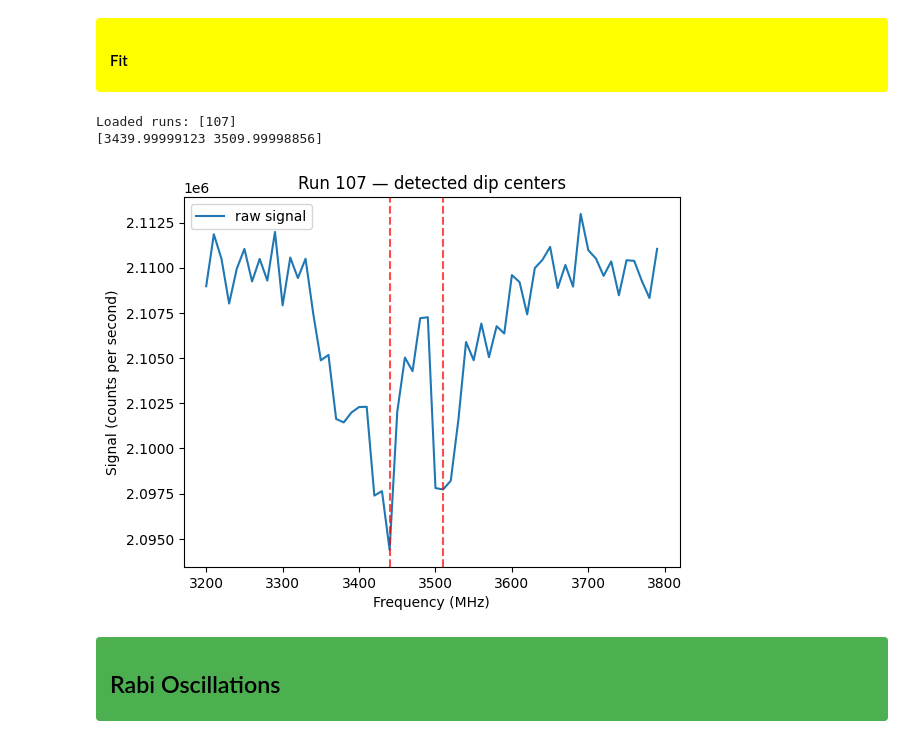
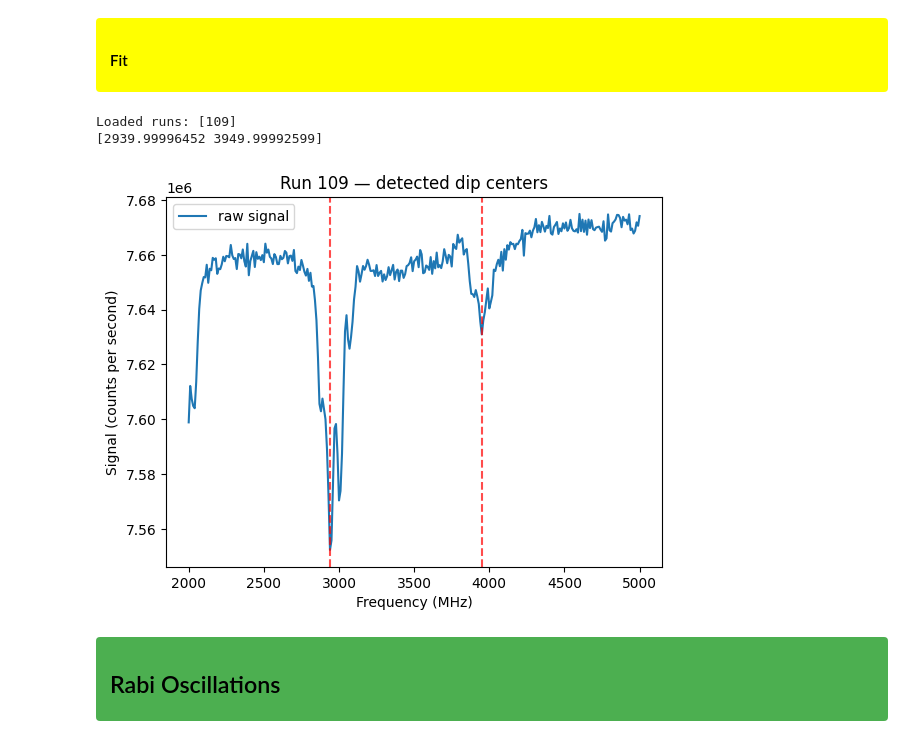
Before and after one commit to jeree-m/qick-dawg, a Jupyter notebook: jupyter_notebooks/ODMR_Rabi_T1.ipynb, the cells around one changed output. Drawn from its saved outputs; the diff is of its cells as text; code cells hidden in the pictures.

```diff
--- a/jupyter_notebooks/ODMR_Rabi_T1.ipynb
+++ b/jupyter_notebooks/ODMR_Rabi_T1.ipynb
@@ -196,11 +196,11 @@ config = copy(default_config)
 
 # ---- Experimental Parameters (knobs) ----
 laser_power = 40       # LP
-mw_gain = 4000 # MW gain
+mw_gain = 7000 # MW gain
 reps = 10000
 relax_delay_treg = 500
-sweep_start_fGHz = 3.2
-sweep_stop_fGHz = 3.8
+sweep_start_fGHz = 2.0
+sweep_stop_fGHz = 5.0
 sweep_step_fGHz = 0.01
 nd_filter_OD = 0.5
 
@@ -630,38 +630,38 @@ def plot_normalized_fits(runs, run_numbers, ax=None, freq_ranges=None):
 </div>
 # %%
 filepaths = [
-    r"Z:\Data\DefectMsmts\Data\Albania\ODMR\20261016092524_107*"
+    r"Z:\Data\DefectMsmts\Data\Albania\ODMR\20261018113039_109*"
 ]
 
 
 runs = {}
 
 for filepath in filepaths:
     run_folder = Path(glob.glob(filepath)[0])
     run_number = int(run_folder.name.split("_")[-1])
     runs[run_number] = load_run(run_folder)
 
 print(f"Loaded runs: {list(runs.keys())}")
 
-run_num = 107
+run_num = 109
 centers = find_dip_centers(runs[run_num], n_peaks=2, freq_range=(2000, 5000))
 print(centers)
 
 fig, ax = plt.subplots()
 ax.plot(runs[run_num]["frequencies"], runs[run_num]["signal"], label="raw signal")
 
 for c in centers:
     ax.axvline(c, color="red", linestyle="--", alpha=0.7)
 
 ax.set_xlabel("Frequency (MHz)")
 ax.set_ylabel("Signal (counts per second)")
 ax.set_title(f"Run {run_num} — detected dip centers")
 ax.legend()
 plt.show()
 # %% [output]
-Loaded runs: [107]
-[3439.99999123 3509.99998856]
+Loaded runs: [109]
+[2939.99996452 3949.99992599]
-[figure, old version]
+[figure, new version]
 # %% [markdown]
 
 <div style="background-color:#4CAF50; padding:8px 14px; border-radius:4px;">
```
Also changed, not shown: parts of 5 cells of this notebook.
